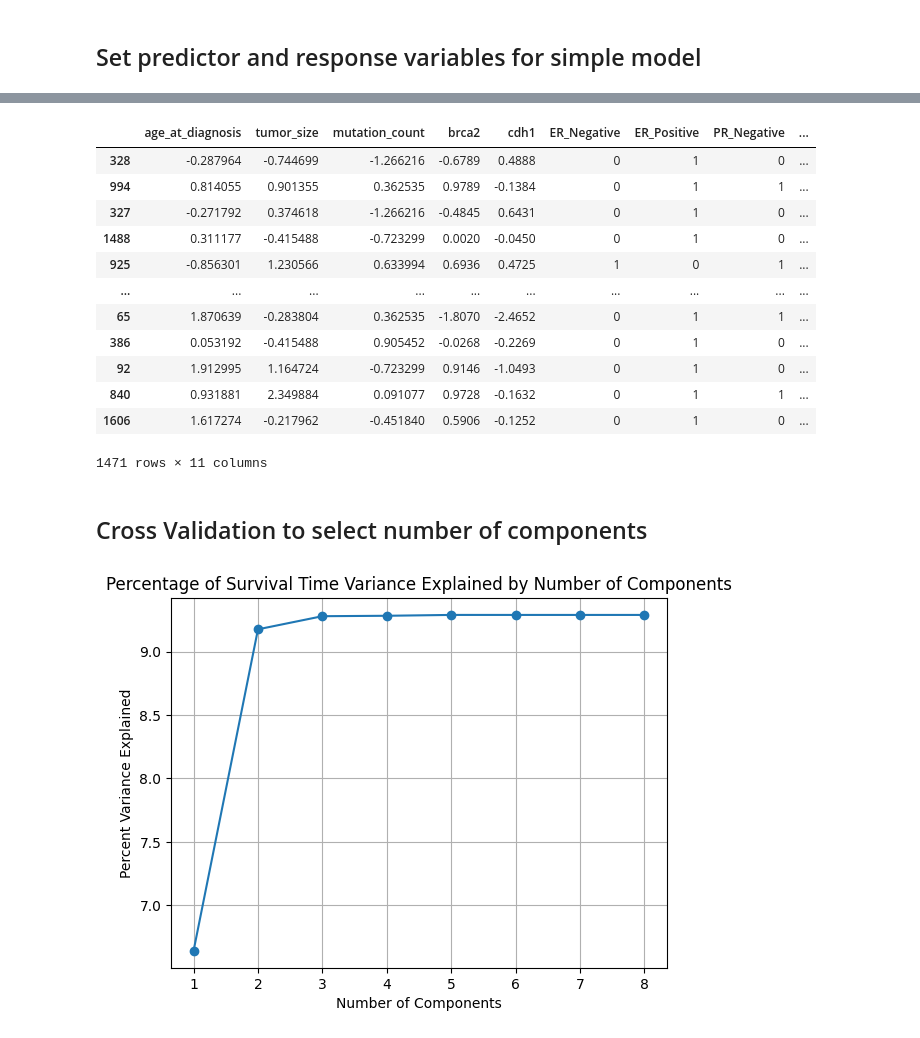
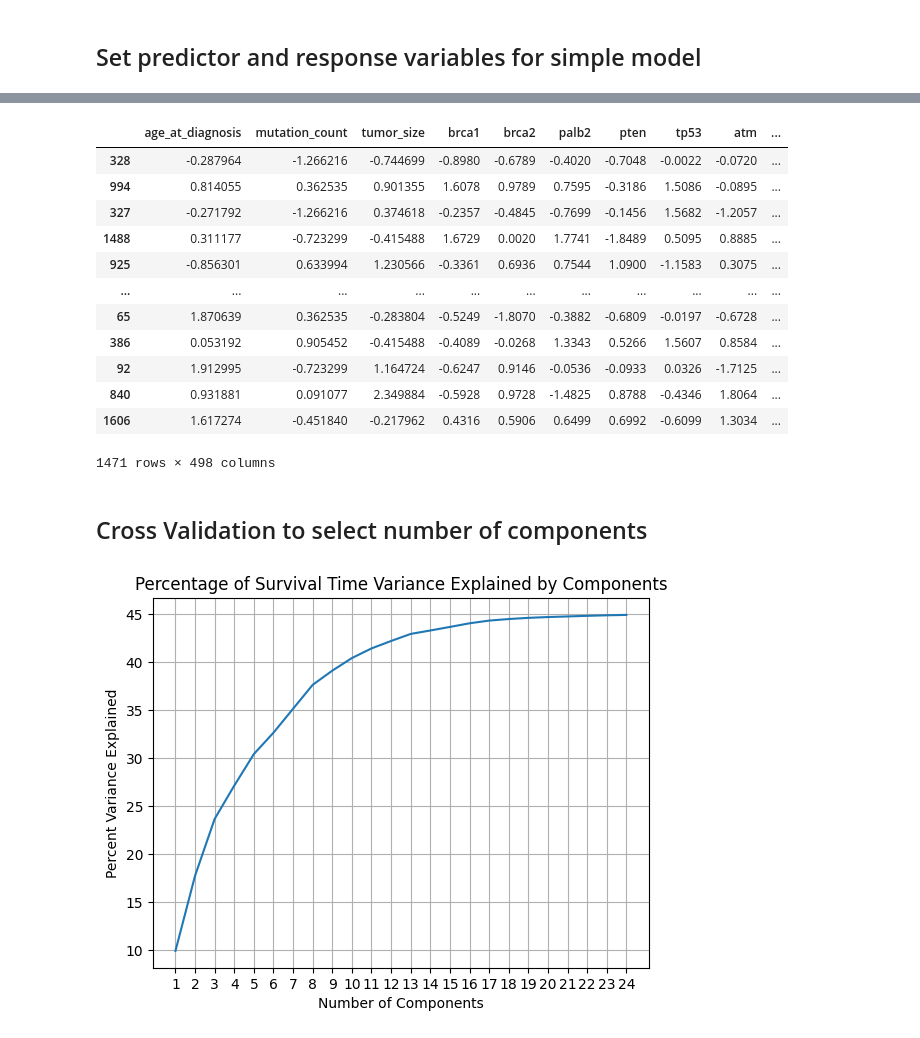
Before and after one commit to lilythomson13/finalproject, a Jupyter notebook: Results.ipynb, the cells around one changed output, grey strips where cells are left out. Cells and saved outputs as stored; diff of their text form; code cells hidden in the pictures.

```diff
--- a/Results.ipynb
+++ b/Results.ipynb
@@ -35,14 +35,15 @@ df.head()
 # %% [markdown]
 ## Set predictor and response variables for simple model
 # %%
-df = df[['overall_survival_months', 'age_at_diagnosis', 'tumor_size', 'mutation_count', 'brca2', 'cdh1', 'er_status', 'pr_status', 'her2_status']]
+df = df.iloc[:, np.r_[1, 10, 13, 20, 23, 25, 28, 31:520]]
+
 df = df.dropna()
+df.loc[:, ['overall_survival_months', 'age_at_diagnosis', 'tumor_size', 'mutation_count']] = \
+    df[['overall_survival_months', 'age_at_diagnosis', 'tumor_size', 'mutation_count']].apply(zscore)
 
 y = df['overall_survival_months']
 
-X_num = df[['age_at_diagnosis', 'tumor_size', 'mutation_count', 'brca2', 'cdh1']]
-X_num.loc[:, ['age_at_diagnosis', 'tumor_size', 'mutation_count']] = \
-    X_num[['age_at_diagnosis', 'tumor_size', 'mutation_count']].apply(zscore)
+X_num = df.drop(columns=['er_status', 'pr_status', 'her2_status', 'overall_survival_months'])
 
 X_dummies_er = pd.get_dummies(df['er_status'], dtype = 'int').rename(columns=lambda x: f'ER_{x}')
 X_dummies_pr = pd.get_dummies(df['pr_status'], dtype = 'int').rename(columns=lambda x: f'PR_{x}')
@@ -81,49 +78,43 @@ X_train, X_test, y_train, y_test = train_test_split(X,y, # Feature and target va
 # %%
 X_train
 # %% [output]
-|  | age_at_diagnosis | tumor_size | mutation_count | brca2 | cdh1 | ER_Negative | ER_Positive | PR_Negative | ... |
-| 328 | -0.287964 | -0.744699 | -1.266216 | -0.6789 | 0.4888 | 0 | 1 | 0 | ... |
-| 994 | 0.814055 | 0.901355 | 0.362535 | 0.9789 | -0.1384 | 0 | 1 | 1 | ... |
-| 327 | -0.271792 | 0.374618 | -1.266216 | -0.4845 | 0.6431 | 0 | 1 | 0 | ... |
-| 1488 | 0.311177 | -0.415488 | -0.723299 | 0.0020 | -0.0450 | 0 | 1 | 0 | ... |
-| 925 | -0.856301 | 1.230566 | 0.633994 | 0.6936 | 0.4725 | 1 | 0 | 1 | ... |
-| ... | ... | ... | ... | ... | ... | ... | ... | ... | ... |
-| 65 | 1.870639 | -0.283804 | 0.362535 | -1.8070 | -2.4652 | 0 | 1 | 1 | ... |
-| 386 | 0.053192 | -0.415488 | 0.905452 | -0.0268 | -0.2269 | 0 | 1 | 0 | ... |
-| 92 | 1.912995 | 1.164724 | -0.723299 | 0.9146 | -1.0493 | 0 | 1 | 0 | ... |
-| 840 | 0.931881 | 2.349884 | 0.091077 | 0.9728 | -0.1632 | 0 | 1 | 1 | ... |
-| 1606 | 1.617274 | -0.217962 | -0.451840 | 0.5906 | -0.1252 | 0 | 1 | 0 | ... |
+|  | age_at_diagnosis | mutation_count | tumor_size | brca1 | brca2 | palb2 | pten | tp53 | atm | ... |
+| 328 | -0.287964 | -1.266216 | -0.744699 | -0.8980 | -0.6789 | -0.4020 | -0.7048 | -0.0022 | -0.0720 | ... |
+| 994 | 0.814055 | 0.362535 | 0.901355 | 1.6078 | 0.9789 | 0.7595 | -0.3186 | 1.5086 | -0.0895 | ... |
+| 327 | -0.271792 | -1.266216 | 0.374618 | -0.2357 | -0.4845 | -0.7699 | -0.1456 | 1.5682 | -1.2057 | ... |
+| 1488 | 0.311177 | -0.723299 | -0.415488 | 1.6729 | 0.0020 | 1.7741 | -1.8489 | 0.5095 | 0.8885 | ... |
+| 925 | -0.856301 | 0.633994 | 1.230566 | -0.3361 | 0.6936 | 0.7544 | 1.0900 | -1.1583 | 0.3075 | ... |
+| ... | ... | ... | ... | ... | ... | ... | ... | ... | ... | ... |
+| 65 | 1.870639 | 0.362535 | -0.283804 | -0.5249 | -1.8070 | -0.3882 | -0.6809 | -0.0197 | -0.6728 | ... |
+| 386 | 0.053192 | 0.905452 | -0.415488 | -0.4089 | -0.0268 | 1.3343 | 0.5266 | 1.5607 | 0.8584 | ... |
+| 92 | 1.912995 | -0.723299 | 1.164724 | -0.6247 | 0.9146 | -0.0536 | -0.0933 | 0.0326 | -1.7125 | ... |
+| 840 | 0.931881 | 0.091077 | 2.349884 | -0.5928 | 0.9728 | -1.4825 | 0.8788 | -0.4346 | 1.8064 | ... |
+| 1606 | 1.617274 | -0.451840 | -0.217962 | 0.4316 | 0.5906 | 0.6499 | 0.6992 | -0.6099 | 1.3034 | ... |
-1471 rows × 11 columns
+1471 rows × 498 columns
 # %% [markdown]
 ## Cross Validation to select number of components
 # %%
-from sklearn.cross_decomposition import PLSRegression
-from sklearn.model_selection import cross_val_score, KFold
-import numpy as np
-import matplotlib.pyplot as plt
+# To measure percent variance explained, run cross validation from 1 to 25 components
+perc_var = []
+x = range(1,25)
+for i in np.arange(1, 25):
+    pls = PLSRegression(n_components=i)
+    pls.fit(X_train, y_train)
+    y_fit = pls.predict(X_train)
+    SSres = 0
+    for i in range(1471):
+        SSres += (y_train.iloc[i] - y_fit[i])**2
+    SStot = 0
+    for i in range(1471):
+        SStot += (y_train.iloc[i] - np.mean(y_train.iloc[:]))**2
+    perc_var.append(100*(1 - (SSres / SStot)))
 
-perc_var = []
-x = range(1, 9)
-kf = KFold(n_splits=5, shuffle=True, random_state=42)
-
-for n_components in x:
-    pls = PLSRegression(n_components=n_components)
-
-    mse_scores = cross_val_score(pls, X_train, y_train, cv=kf, scoring='neg_mean_squared_error')
-
-    avg_mse = -np.mean(mse_scores)
-
-    variance_y = np.var(y_train, ddof=1)
-    perc_var_explained = 100 * (1 - avg_mse / variance_y)
-
-    perc_var.append(perc_var_explained)
-
-plt.plot(x, perc_var, marker='o')
+plt.plot(x, perc_var)
 plt.xticks(x)
 plt.grid()
-plt.title("Percentage of Survival Time Variance Explained by Number of Components")
+plt.title("Percentage of Survival Time Variance Explained by Components")
 plt.xlabel("Number of Components")
 plt.ylabel("Percent Variance Explained")
 plt.show()
 # %% [output]
-[figure, old version]
+[figure, new version]
```
Also changed, not shown: parts of 11 cells of this notebook.
